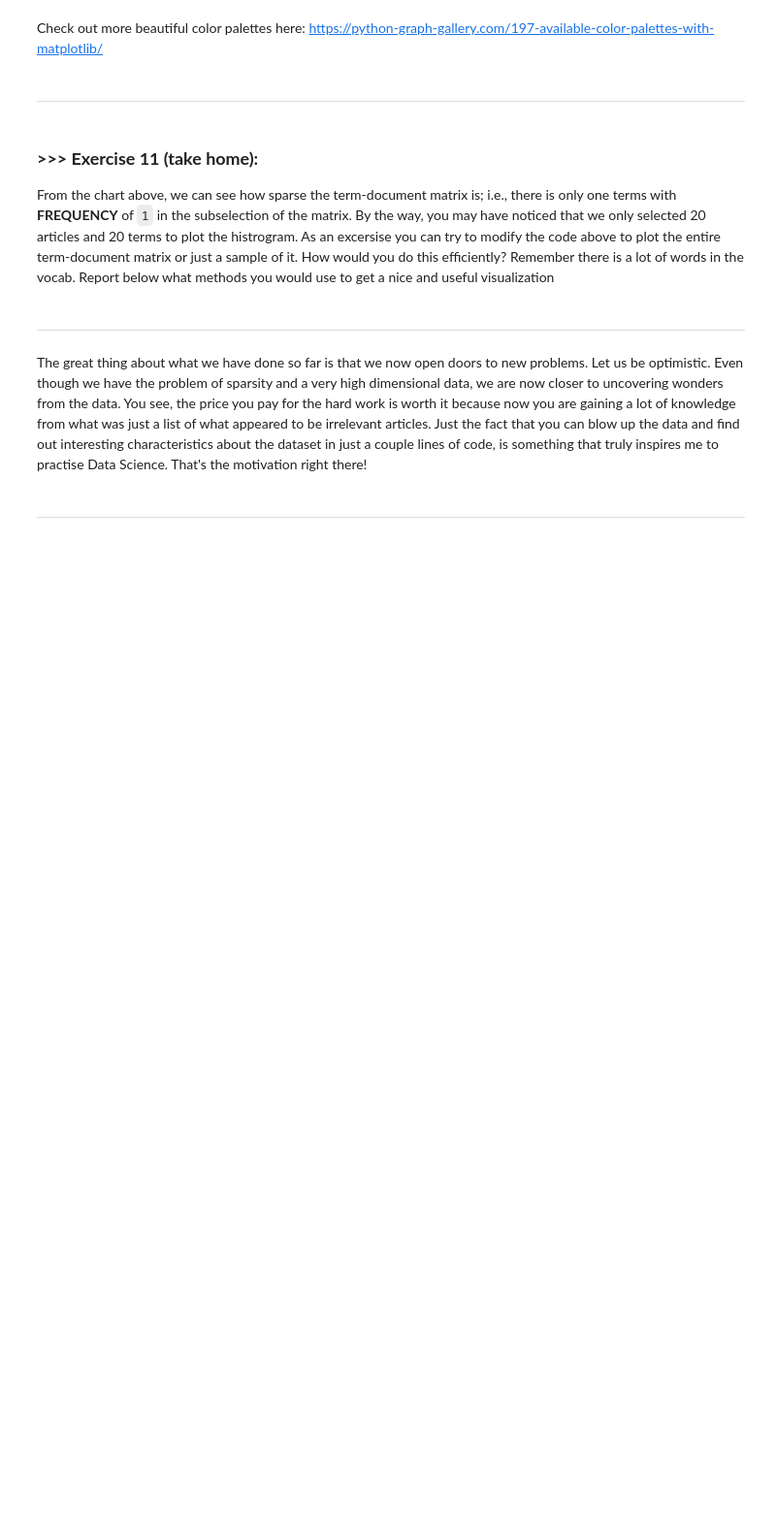
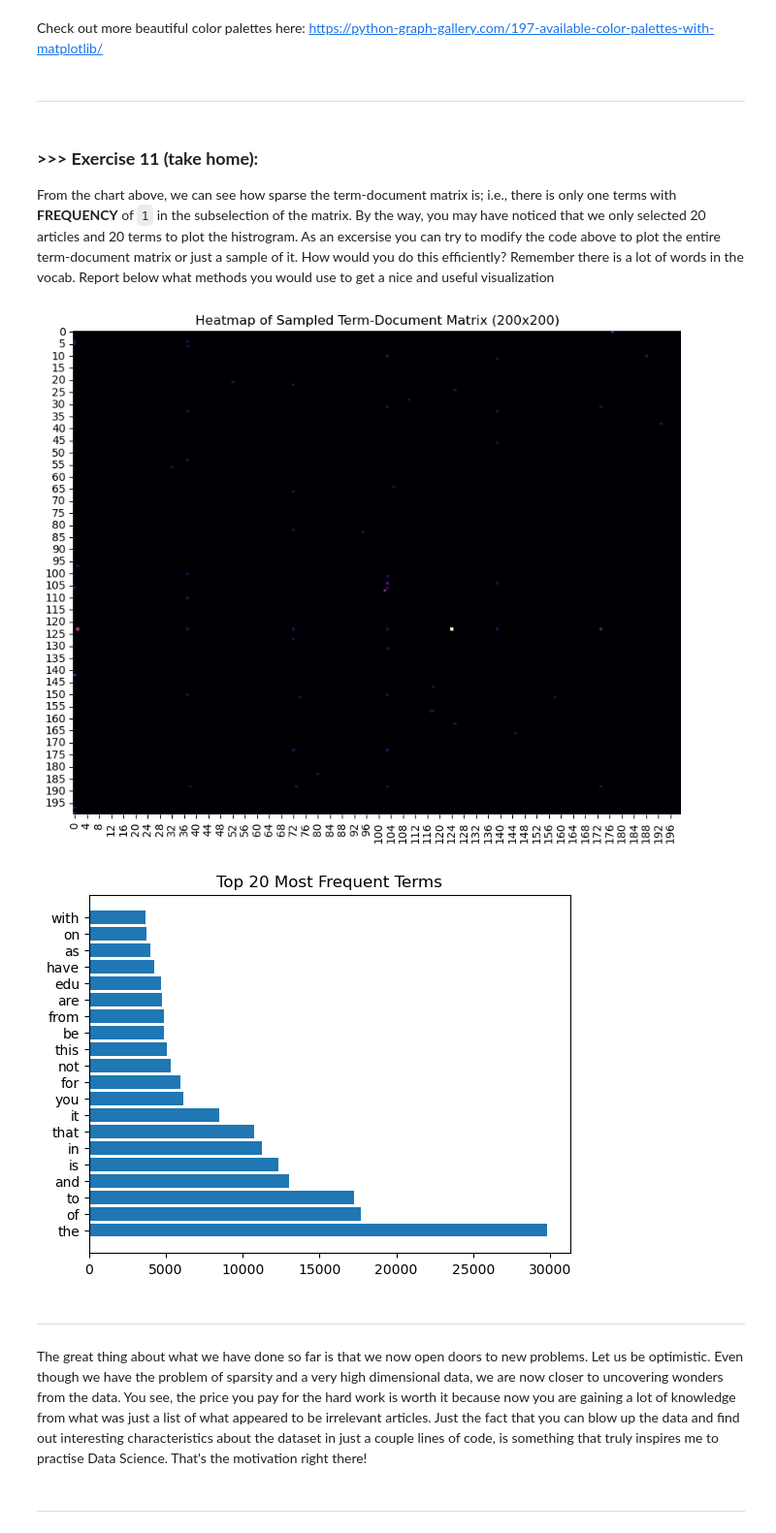
Before and after one commit to Mercy1303/DM2025-Lab1-Exercise, a Jupyter notebook: DM2025-Lab1-Master.ipynb, the cells around one changed output. Shown at 97% size. Saved outputs shown, nothing was run; the diff lists cells and outputs as text; code cells hidden in the pictures; blank space fills up the shorter version.

```diff
--- a/DM2025-Lab1-Master.ipynb
+++ b/DM2025-Lab1-Master.ipynb
@@ -996,3 +1126,30 @@ From the chart above, we can see how sparse the term-document matrix is; i.e., t
+# %%
+# Answer here
+
+# Step1. Sampling a subset of documents and terms
+sample_docs = 200
+sample_terms = 200
+plot_z = X_counts[:sample_docs, :sample_terms].toarray()
+
+# Step2. Heatmap visualization (Seaborn)
+import seaborn as sns
+import matplotlib.pyplot as plt
+df_todraw = pd.DataFrame(plot_z)
+plt.figure(figsize=(10, 8))
+sns.heatmap(df_todraw, cmap="magma", cbar=False)
+plt.title("Heatmap of Sampled Term-Document Matrix (200x200)")
+plt.show()
+
+# Step3. Bar plots for top frequent terms
+term_frequencies = np.array(X_counts.sum(axis=0)).flatten()
+top_indices = term_frequencies.argsort()[-20:][::-1]
+top_terms = np.array(count_vect.get_feature_names_out())[top_indices]
+plt.barh(top_terms, term_frequencies[top_indices])
+plt.title("Top 20 Most Frequent Terms")
+plt.show()
+# %% [output]
+[figure, added]
+[figure, added]
 # %% [markdown]
 ---
 # %% [markdown]
```
Also changed, not shown: parts of 34 cells of this notebook, 1 other file.
